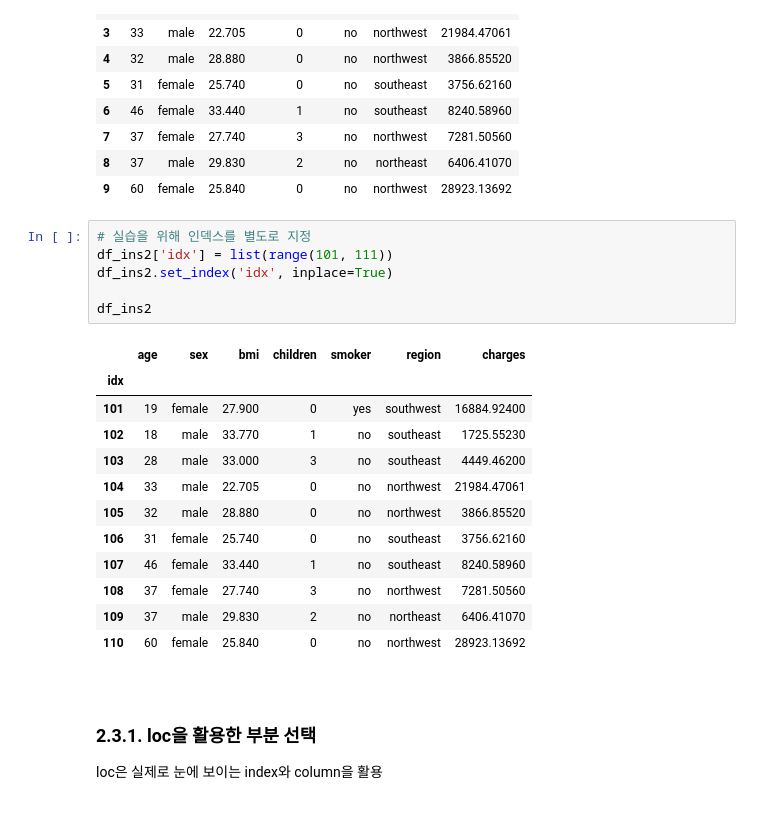
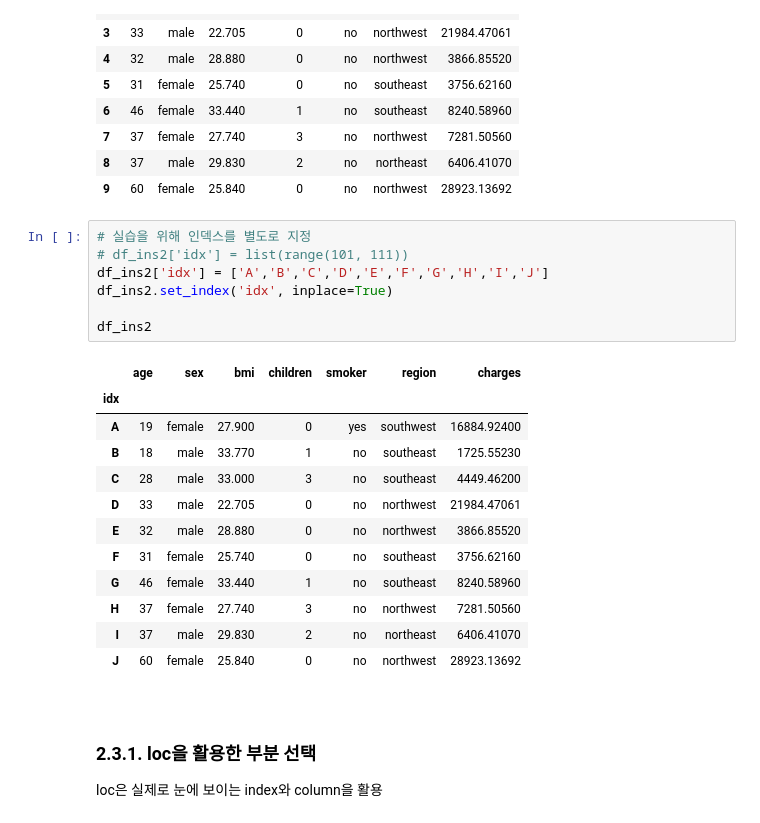
Before and after one commit to tmdwns29/ABC-_-, a Jupyter notebook: 05_데이터 전처리 기초.ipynb, the cells around one changed output. Saved outputs shown, nothing was run; the diff lists cells and outputs as text.

```diff
--- a/05_데이터 전처리 기초.ipynb
+++ b/05_데이터 전처리 기초.ipynb
@@ -577,23 +641,24 @@ df_ins2
 | 9 | 60 | female | 25.840 | 0 | no | northwest | 28923.13692 |
 # %%
 # 실습을 위해 인덱스를 별도로 지정
-df_ins2['idx'] = list(range(101, 111))
+# df_ins2['idx'] = list(range(101, 111))
+df_ins2['idx'] = ['A','B','C','D','E','F','G','H','I','J']
 df_ins2.set_index('idx', inplace=True)
 
 df_ins2
 # %% [output]
 |  | age | sex | bmi | children | smoker | region | charges |
 | idx |  |  |  |  |  |  |  |
-| 101 | 19 | female | 27.900 | 0 | yes | southwest | 16884.92400 |
-| 102 | 18 | male | 33.770 | 1 | no | southeast | 1725.55230 |
-| 103 | 28 | male | 33.000 | 3 | no | southeast | 4449.46200 |
-| 104 | 33 | male | 22.705 | 0 | no | northwest | 21984.47061 |
-| 105 | 32 | male | 28.880 | 0 | no | northwest | 3866.85520 |
-| 106 | 31 | female | 25.740 | 0 | no | southeast | 3756.62160 |
-| 107 | 46 | female | 33.440 | 1 | no | southeast | 8240.58960 |
-| 108 | 37 | female | 27.740 | 3 | no | northwest | 7281.50560 |
-| 109 | 37 | male | 29.830 | 2 | no | northeast | 6406.41070 |
-| 110 | 60 | female | 25.840 | 0 | no | northwest | 28923.13692 |
+| A | 19 | female | 27.900 | 0 | yes | southwest | 16884.92400 |
+| B | 18 | male | 33.770 | 1 | no | southeast | 1725.55230 |
+| C | 28 | male | 33.000 | 3 | no | southeast | 4449.46200 |
+| D | 33 | male | 22.705 | 0 | no | northwest | 21984.47061 |
+| E | 32 | male | 28.880 | 0 | no | northwest | 3866.85520 |
+| F | 31 | female | 25.740 | 0 | no | southeast | 3756.62160 |
+| G | 46 | female | 33.440 | 1 | no | southeast | 8240.58960 |
+| H | 37 | female | 27.740 | 3 | no | northwest | 7281.50560 |
+| I | 37 | male | 29.830 | 2 | no | northeast | 6406.41070 |
+| J | 60 | female | 25.840 | 0 | no | northwest | 28923.13692 |
 # %% [markdown]
 <br>
 
```
Also changed, not shown: parts of 68 cells of this notebook, 1 other file.
